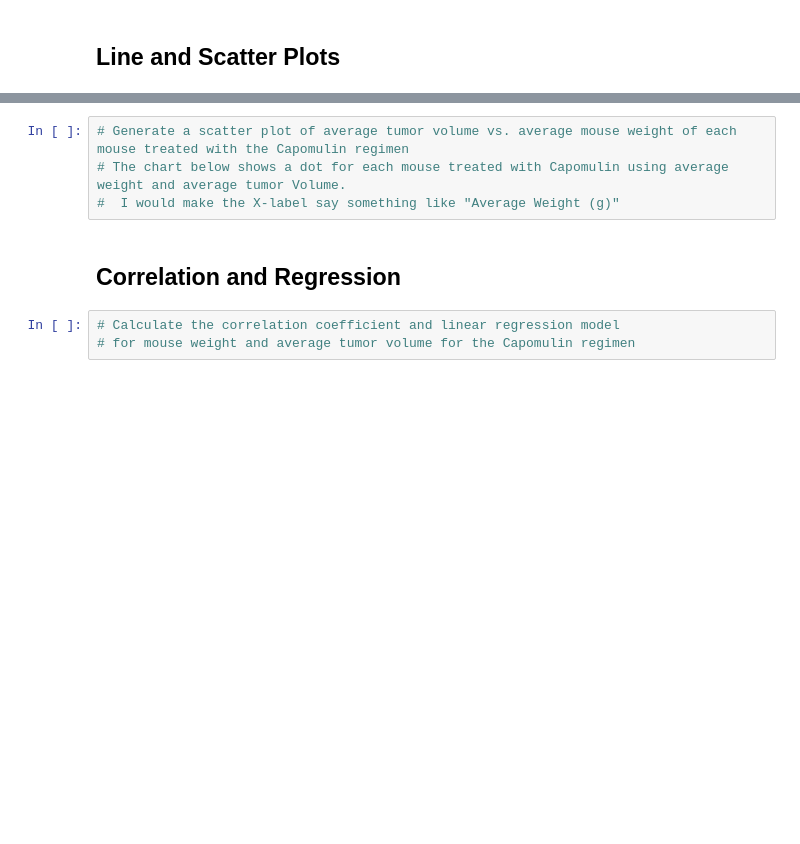
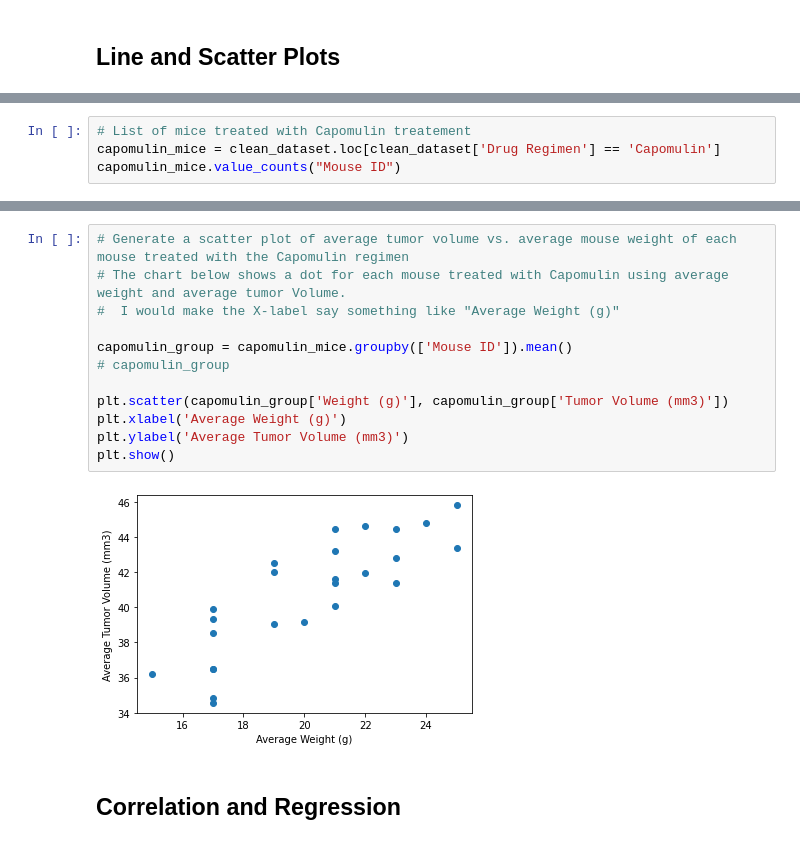
Before and after one commit to nealp1910/HW05-Matplotlib, a Jupyter notebook: Pymaceuticals/pymaceuticals_starter_guided.ipynb, the cells around one changed output, grey strips where cells are left out. Drawn from its saved outputs; the diff is of its cells as text; blank space fills up the shorter version.

```diff
--- a/Pymaceuticals/pymaceuticals_starter_guided.ipynb
+++ b/Pymaceuticals/pymaceuticals_starter_guided.ipynb
@@ -244,0 +289,4 @@ plt.ylabel
+# %%
+# List of mice treated with Capomulin treatement
+capomulin_mice = clean_dataset.loc[clean_dataset['Drug Regimen'] == 'Capomulin']
+capomulin_mice.value_counts("Mouse ID")
@@ -245,9 +329,16 @@ plt.ylabel
 # %%
 # Generate a scatter plot of average tumor volume vs. average mouse weight of each mouse treated with the Capomulin regimen
 # The chart below shows a dot for each mouse treated with Capomulin using average weight and average tumor Volume.
 #  I would make the X-label say something like "Average Weight (g)"
+
+capomulin_group = capomulin_mice.groupby(['Mouse ID']).mean()
+# capomulin_group
+
+plt.scatter(capomulin_group['Weight (g)'], capomulin_group['Tumor Volume (mm3)'])
+plt.xlabel('Average Weight (g)')
+plt.ylabel('Average Tumor Volume (mm3)')
+plt.show()
+# %% [output]
+[figure, added]
 # %% [markdown]
 ## Correlation and Regression
-# %%
-# Calculate the correlation coefficient and linear regression model
-# for mouse weight and average tumor volume for the Capomulin regimen
```
Also changed, not shown: parts of 10 cells of this notebook.
